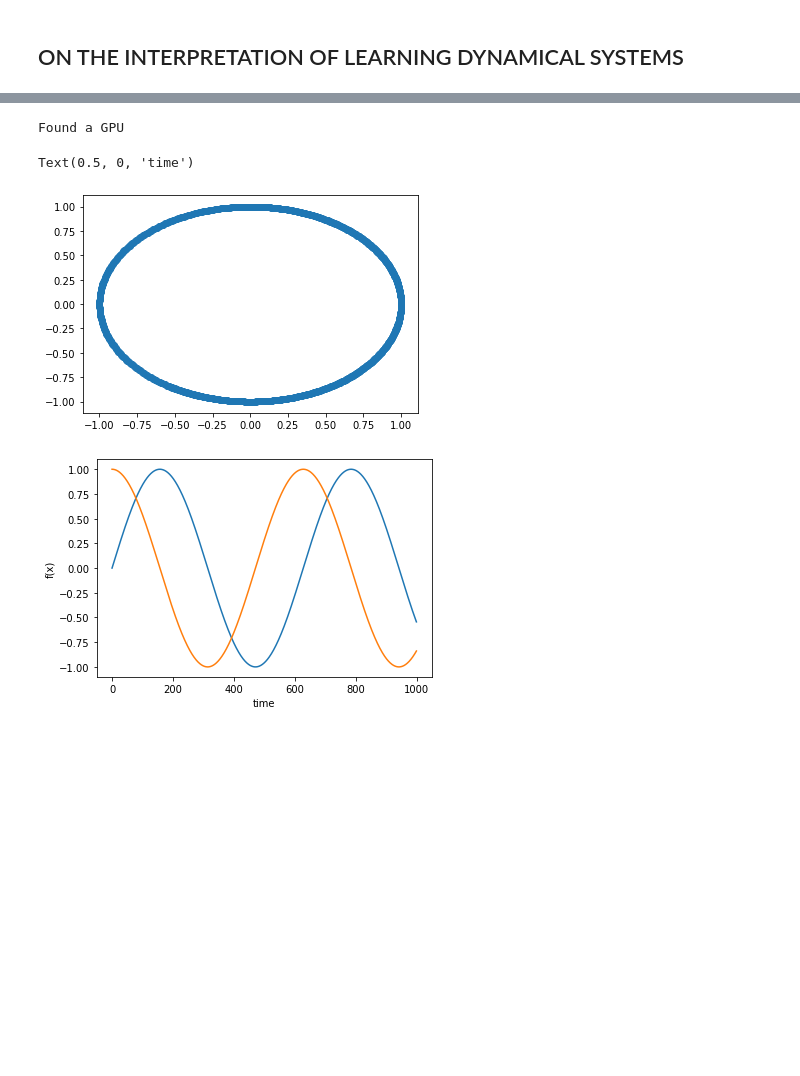
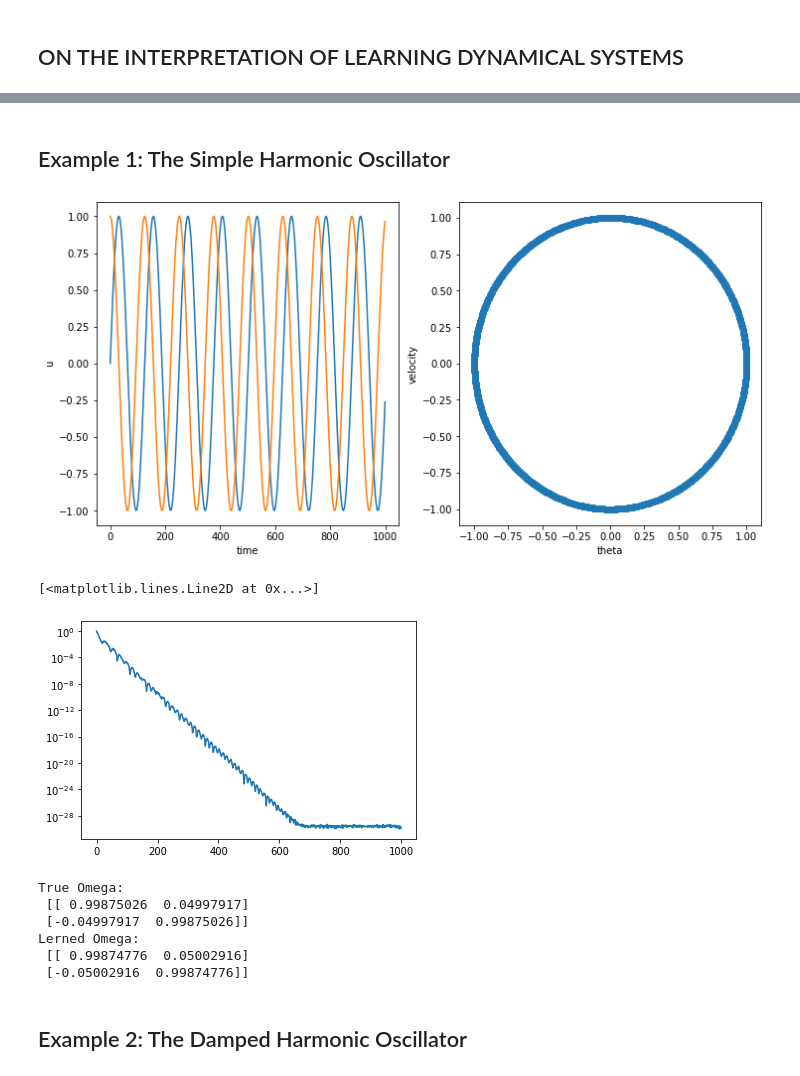
Before and after one commit to afqueiruga/on_learned_dynamics, a Jupyter notebook: experiments.ipynb, the cells around one changed output, grey strips where cells are left out. Drawn from its saved outputs; the diff is of its cells as text; code cells hidden in the pictures; blank space fills up the shorter version.

```diff
--- a/experiments.ipynb
+++ b/experiments.ipynb
@@ -22,26 +43,38 @@ from utils import *
+# %% [markdown]
+## Example 1: The Simple Harmonic Oscillator
 # %%
 #---------------------------------------
 # Example 1: The Simple Harmonic Oscillator
 # Create Data
 #---------------------------------------
-anal_ts = np.linspace(0,10,1000)
+anal_ts = np.linspace(0,50,1000)
 Lambda = np.array(([0,1],[-1,0]))
-x0 = np.array(([0,1]))
-anal_thetas = solution_general_linear(Lambda=Lambda, x0=x0, ts=anal_ts)
+#Lambda = np.array(([-0.1,1],[-1,-0.1]))
+u0 = np.array(([0,1]))
+data = solution_general_linear(Lambda=Lambda, u0=u0, ts=anal_ts)
+
+
+# send to torch
+torch_data = data_to_torch(data, device)
-# %% [output]
-Found a GPU
-# %%
-#---------------------------------------
-# Plot Orbit and time series
-#---------------------------------------
-plt.figure()
-plt.scatter(anal_thetas[:,0],anal_thetas[:,1])
-
-plt.figure()
-plt.plot(anal_thetas)
-plt.ylabel('f(x)')
-plt.xlabel('time')
-# %% [output]
-Text(0.5, 0, 'time')
-[figure, removed]
-[figure, removed]
+# %%
+#---------------------------------------
+# Plot Orbit and time series
+#---------------------------------------
+#fig, (ax1, ax2) = plt.subplots(1, 2)
+FIG_SIZE_FULL = (12,6)
+def trajectory_plots(trajs):
+    plt.figure(figsize=FIG_SIZE_FULL)
+    plt.subplot(1,2,1)
+    for data in trajs:
+        plt.plot(data)
+    plt.ylabel('u')
+    plt.xlabel('time')
+
+    plt.subplot(1,2,2)
+    for data in trajs:
+        plt.scatter(data[:,0],data[:,1])
+    plt.ylabel('velocity')
+    plt.xlabel('theta')
+trajectory_plots([data])
+# %% [output]
+[figure, added]
@@ -47,0 +83,15 @@ Text(0.5, 0, 'time')
+# %%
+plt.semilogy(losses)
+# %% [output]
+[<matplotlib.lines.Line2D at 0x...>]
+[figure, added]
+# %%
+print('True Omega: \n', true_omega_linear(Lambda, dt=50/1000))
+print('Lerned Omega: \n', omega.weight.data.cpu().numpy())
+# %% [output]
+True Omega:
+ [[ 0.99875026  0.04997917]
+ [-0.04997917  0.99875026]]
+Lerned Omega:
+ [[ 0.99874776  0.05002916]
+ [-0.05002916  0.99874776]]
@@ -47,0 +104,2 @@ Text(0.5, 0, 'time')
+# %% [markdown]
+## Example 2: The Damped Harmonic Oscillator
```
Also changed, not shown: parts of 6 cells of this notebook.
